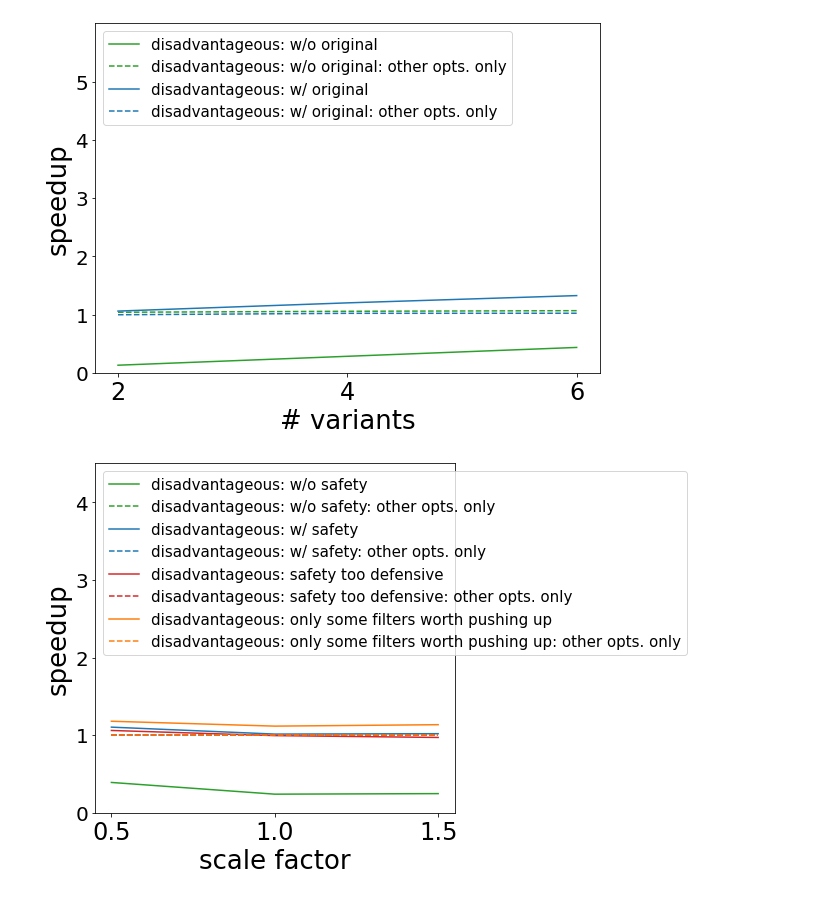
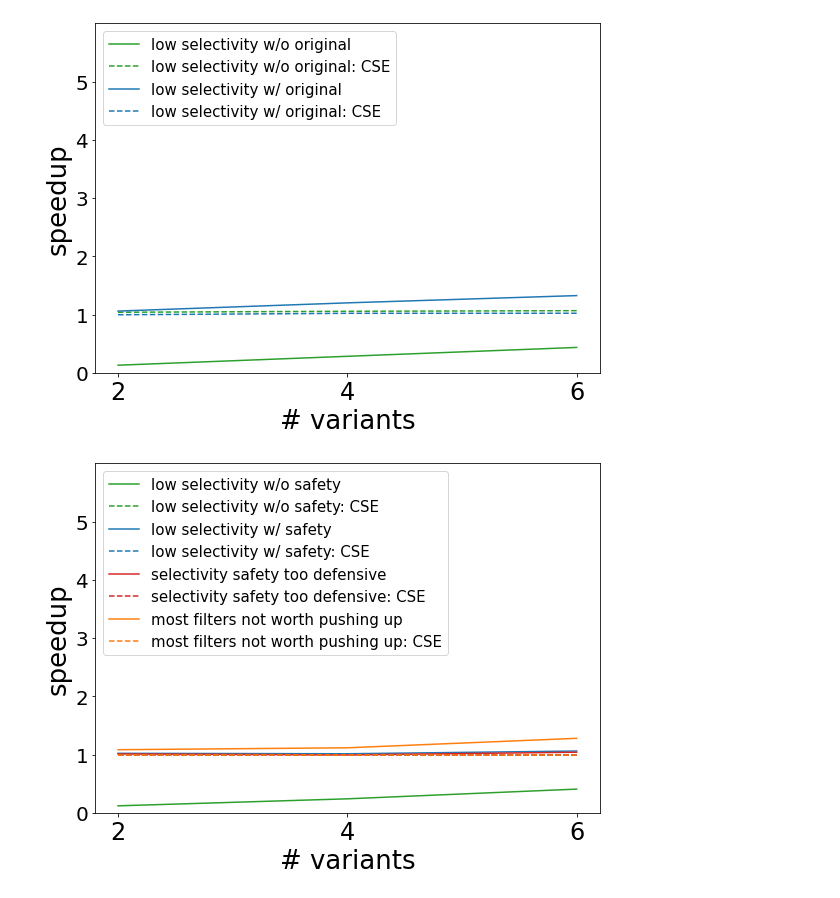
Before and after one commit to stefan-grafberger/mlwhatif, a Jupyter notebook: experiments/plot-benchmark-results--optimizations.ipynb, the cells around one changed output. Drawn from its saved outputs; the diff is of its cells as text; code cells hidden in the pictures.

Commit message:
multple plot improvements

```diff
--- a/experiments/plot-benchmark-results--optimizations.ipynb
+++ b/experiments/plot-benchmark-results--optimizations.ipynb
@@ -76,8 +76,9 @@ def plot_runtimes(scenario_name_to_named_metrics: Dict[str, Tuple[float, float]]
     plt.ylabel('speedup', fontsize=26)
     legend_names = []
     for scenario_name in scenario_name_to_named_metrics.keys():
-        legend_names.append(f"{scenario_name}")  #  w/ opt.
-        legend_names.append(f"{scenario_name}: other opts. only")
+        with_opt_desc, without_opt_desc = scenario_name.split(';', 2)
+        legend_names.append(f"{with_opt_desc}")  #  w/ opt.
+        legend_names.append(f"{without_opt_desc}")
     plt.legend(legend_names, loc='upper left',
                #, title="inspections", title_fontsize=16,
                fontsize=15, ncol=1)
@@ -288,29 +289,29 @@ ideal_df = load_csv_result_data_variant_counts(optimization, "ideal", variant_co
 average_df = load_csv_result_data_variant_counts(optimization, "average", variant_counts, row_count)
 worst_wo_original_df = load_csv_result_data_variant_counts(optimization, "worst_wo_original", variant_counts, row_count)
 worst_w_original_df = load_csv_result_data_variant_counts(optimization, "worst_w_original", variant_counts, row_count)
-plot_runtimes({'disadvantageous: w/o original': (worst_wo_original_df['analysis_result_with_opt_rule'], worst_wo_original_df['analysis_result_without_opt_rule']),
-               'disadvantageous: w/ original': (worst_w_original_df['analysis_result_with_opt_rule'], worst_w_original_df['analysis_result_without_opt_rule'])},
+plot_runtimes({'low selectivity w/o original;low selectivity w/o original: CSE': (worst_wo_original_df['analysis_result_with_opt_rule'], worst_wo_original_df['analysis_result_without_opt_rule']),
+               'low selectivity w/ original;low selectivity w/ original: CSE': (worst_w_original_df['analysis_result_with_opt_rule'], worst_w_original_df['analysis_result_without_opt_rule'])},
               variant_counts,
               f"{optimization}_special_scenarios")
 # %% [output]
-[figure, old version]
+[figure, new version]
 # %%
 optimization = "operator_deletion_filter_push_up"
-scale_factors = [0.5, 1.0, 1.5]
-variant_count = 4
-worst_wo_safety_df = load_csv_result_data_scale_factors(optimization, "worst_wo_safety", scale_factors, variant_count)
-worst_w_safety_df = load_csv_result_data_scale_factors(optimization, "worst_w_safety", scale_factors, variant_count)
-worst_safety_too_defensive_df = load_csv_result_data_scale_factors(optimization, "worst_safety_too_defensive", scale_factors, variant_count)
-worst_case_only_some_filters_worth_pushing_up_df = load_csv_result_data_scale_factors(optimization, "worst_case_only_some_filters_worth_pushing_up", scale_factors, variant_count)
-plot_runtimes({'disadvantageous: w/o safety': (worst_wo_safety_df['analysis_result_with_opt_rule'], worst_wo_safety_df['analysis_result_without_any_opt']),
-               'disadvantageous: w/ safety': (worst_w_safety_df['analysis_result_with_opt_rule'], worst_w_safety_df['analysis_result_without_any_opt']),
-               'disadvantageous: safety too defensive': (worst_safety_too_defensive_df['analysis_result_with_opt_rule'], worst_safety_too_defensive_df['analysis_result_without_any_opt']),
-               'disadvantageous: only some filters worth pushing up': (worst_case_only_some_filters_worth_pushing_up_df['analysis_result_with_opt_rule'], worst_case_only_some_filters_worth_pushing_up_df['analysis_result_without_any_opt'])
+variant_counts = [2, 4, 6]
+scale_factor = "1.0"
+worst_wo_safety_df = load_csv_result_data_variant_counts(optimization, "worst_wo_safety", variant_counts, scale_factor)
+worst_w_safety_df = load_csv_result_data_variant_counts(optimization, "worst_w_safety", variant_counts, scale_factor)
+worst_safety_too_defensive_df = load_csv_result_data_variant_counts(optimization, "worst_safety_too_defensive", variant_counts, scale_factor)
+worst_case_only_some_filters_worth_pushing_up_df = load_csv_result_data_variant_counts(optimization, "worst_case_only_some_filters_worth_pushing_up", variant_counts, scale_factor)
+plot_runtimes({'low selectivity w/o safety;low selectivity w/o safety: CSE': (worst_wo_safety_df['analysis_result_with_opt_rule'], worst_wo_safety_df['analysis_result_without_any_opt']),
+               'low selectivity w/ safety;low selectivity w/ safety: CSE': (worst_w_safety_df['analysis_result_with_opt_rule'], worst_w_safety_df['analysis_result_without_any_opt']),
+               'selectivity safety too defensive;selectivity safety too defensive: CSE': (worst_safety_too_defensive_df['analysis_result_with_opt_rule'], worst_safety_too_defensive_df['analysis_result_without_any_opt']),
+               'most filters not worth pushing up;most filters not worth pushing up: CSE': (worst_case_only_some_filters_worth_pushing_up_df['analysis_result_with_opt_rule'], worst_case_only_some_filters_worth_pushing_up_df['analysis_result_without_any_opt'])
                },
-              scale_factors,
+              variant_counts,
               f"{optimization}_special_scenarios")
 # %% [output]
-[figure, old version]
+[figure, new version]
 # %%
 optimization = "udf_split_and_reuse"
 variant_counts = [2, 4, 6]
```
Also changed, not shown: parts of 11 cells of this notebook, 13 other files.
